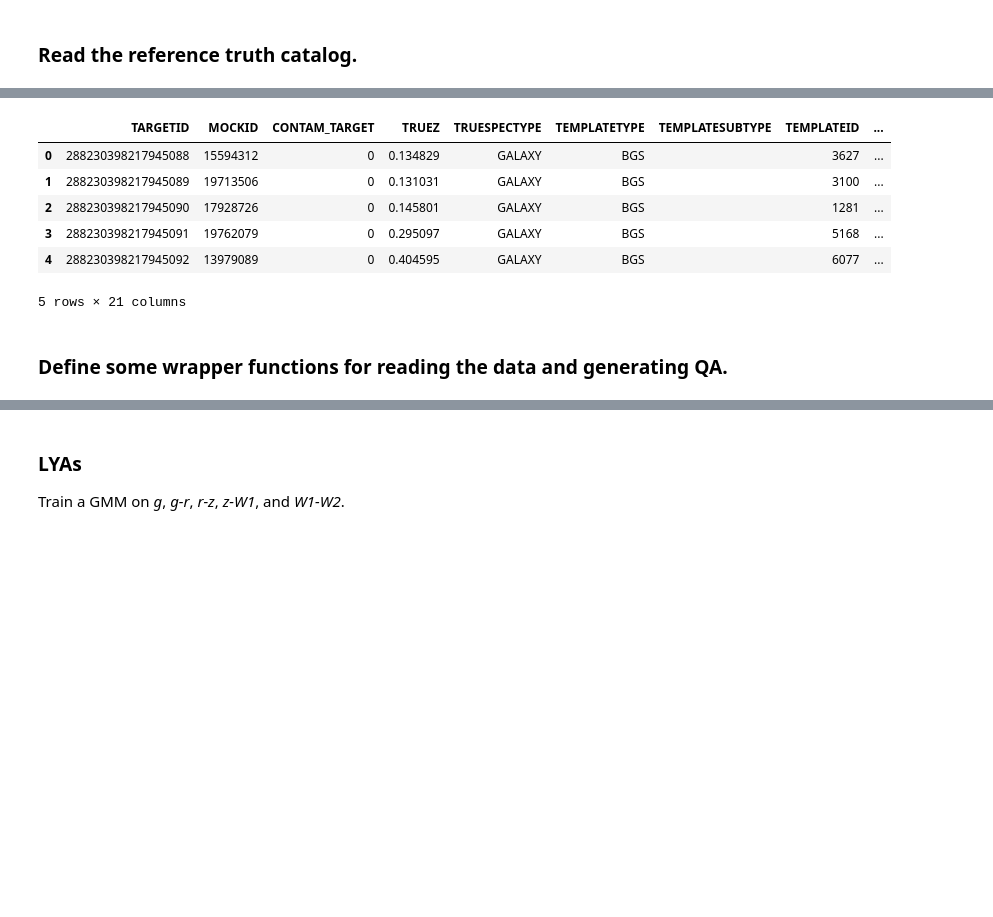
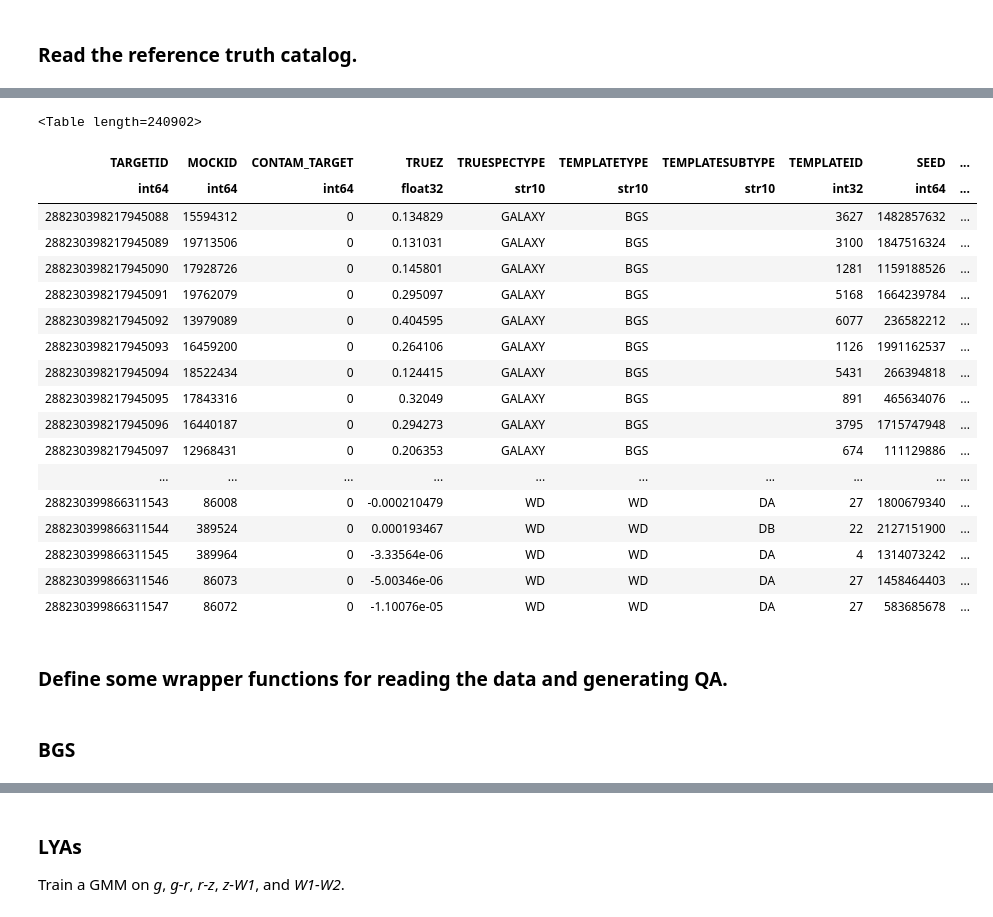
Before and after one commit to desihub/desitarget, a Jupyter notebook: doc/nb/gmm-quicksurvey.ipynb, the cells around one changed output, grey strips where cells are left out. Saved outputs shown, nothing was run; the diff lists cells and outputs as text; code cells hidden in the pictures; blank space fills up the shorter version.

```diff
--- a/doc/nb/gmm-quicksurvey.ipynb
+++ b/doc/nb/gmm-quicksurvey.ipynb
@@ -78,10 +78,10 @@ def read_targets_truth():
     truthfile = os.path.join(refdir, 'truth.fits')
     targetsfile = os.path.join(refdir, 'targets.fits')
 
-    truth = Table.read(truthfile).to_pandas()
+    truth = Table.read(truthfile)#.to_pandas()
     print('Read {} objects from {}'.format(len(truth), truthfile))
 
-    targets = Table.read(targetsfile).to_pandas()
+    targets = Table.read(targetsfile)#.to_pandas()
     print('Read {} objects from {}'.format(len(targets), targetsfile))
 
     return targets, truth
@@ -101,13 +113,25 @@ Read 240902 objects from /Users/ioannis/work/desi/datachallenge/reference_runs/1
 # %%
-truth.head()
+truth
 # %% [output]
+<Table length=240902>
-|  | TARGETID | MOCKID | CONTAM_TARGET | TRUEZ | TRUESPECTYPE | TEMPLATETYPE | TEMPLATESUBTYPE | TEMPLATEID | ... |
-| 0 | 288230398217945088 | 15594312 | 0 | 0.134829 | GALAXY | BGS |  | 3627 | ... |
-| 1 | 288230398217945089 | 19713506 | 0 | 0.131031 | GALAXY | BGS |  | 3100 | ... |
-| 2 | 288230398217945090 | 17928726 | 0 | 0.145801 | GALAXY | BGS |  | 1281 | ... |
-| 3 | 288230398217945091 | 19762079 | 0 | 0.295097 | GALAXY | BGS |  | 5168 | ... |
-| 4 | 288230398217945092 | 13979089 | 0 | 0.404595 | GALAXY | BGS |  | 6077 | ... |
+| TARGETID | MOCKID | CONTAM_TARGET | TRUEZ | TRUESPECTYPE | TEMPLATETYPE | TEMPLATESUBTYPE | TEMPLATEID | SEED | ... |
+| int64 | int64 | int64 | float32 | str10 | str10 | str10 | int32 | int64 | ... |
+| 288230398217945088 | 15594312 | 0 | 0.134829 | GALAXY | BGS |  | 3627 | 1482857632 | ... |
+| 288230398217945089 | 19713506 | 0 | 0.131031 | GALAXY | BGS |  | 3100 | 1847516324 | ... |
+| 288230398217945090 | 17928726 | 0 | 0.145801 | GALAXY | BGS |  | 1281 | 1159188526 | ... |
+| 288230398217945091 | 19762079 | 0 | 0.295097 | GALAXY | BGS |  | 5168 | 1664239784 | ... |
+| 288230398217945092 | 13979089 | 0 | 0.404595 | GALAXY | BGS |  | 6077 | 236582212 | ... |
+| 288230398217945093 | 16459200 | 0 | 0.264106 | GALAXY | BGS |  | 1126 | 1991162537 | ... |
+| 288230398217945094 | 18522434 | 0 | 0.124415 | GALAXY | BGS |  | 5431 | 266394818 | ... |
+| 288230398217945095 | 17843316 | 0 | 0.32049 | GALAXY | BGS |  | 891 | 465634076 | ... |
+| 288230398217945096 | 16440187 | 0 | 0.294273 | GALAXY | BGS |  | 3795 | 1715747948 | ... |
+| 288230398217945097 | 12968431 | 0 | 0.206353 | GALAXY | BGS |  | 674 | 111129886 | ... |
+| ... | ... | ... | ... | ... | ... | ... | ... | ... | ... |
+| 288230399866311543 | 86008 | 0 | -0.000210479 | WD | WD | DA | 27 | 1800679340 | ... |
+| 288230399866311544 | 389524 | 0 | 0.000193467 | WD | WD | DB | 22 | 2127151900 | ... |
+| 288230399866311545 | 389964 | 0 | -3.33564e-06 | WD | WD | DA | 4 | 1314073242 | ... |
+| 288230399866311546 | 86073 | 0 | -5.00346e-06 | WD | WD | DA | 27 | 1458464403 | ... |
+| 288230399866311547 | 86072 | 0 | -1.10076e-05 | WD | WD | DA | 27 | 583685678 | ... |
-5 rows × 21 columns
 # %% [markdown]
 ### Define some wrapper functions for reading the data and generating QA.
 # %%
@@ -207,3 +235,5 @@ def train_and_validate(target, Nsample=500, overwrite=False):
     qa_corner(Xvalidate, Xsample, target=target)
 
     return mog
+# %% [markdown]
+### BGS
```
Also changed, not shown: parts of 9 cells of this notebook, 5 other files.
